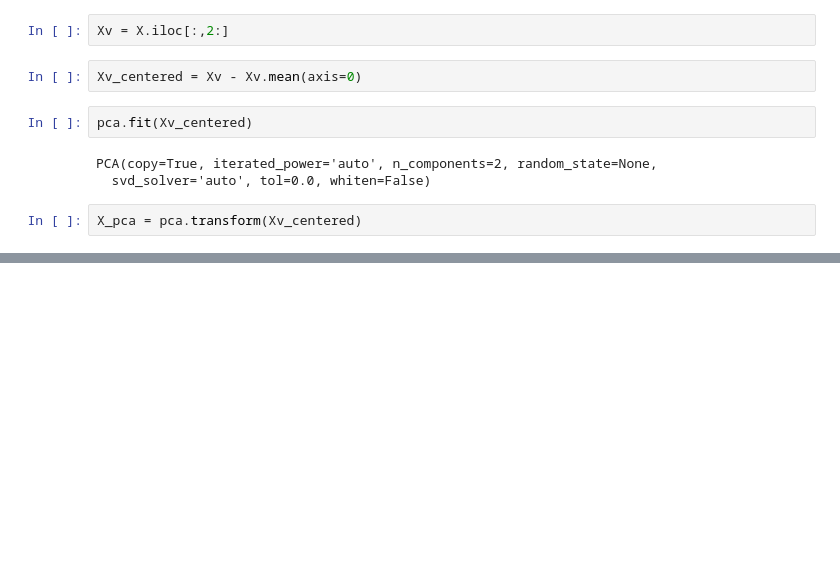
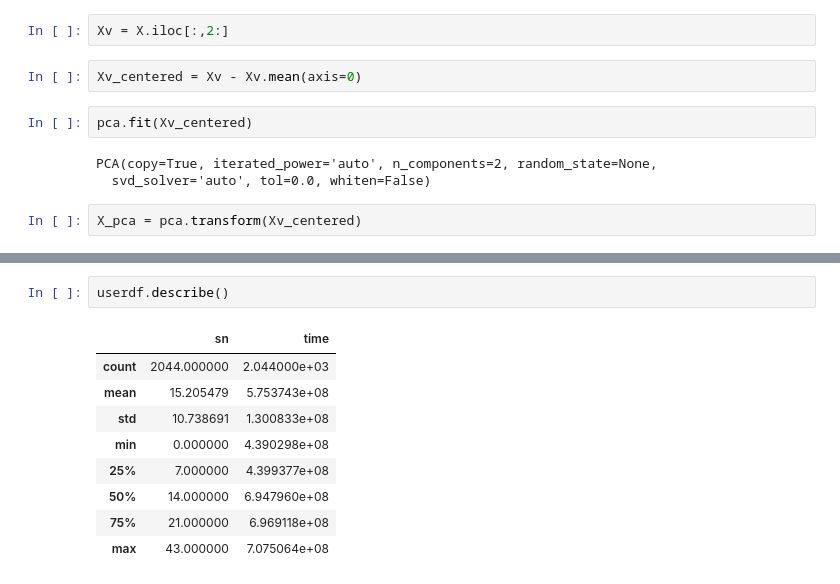
Before and after one commit to Eldar7/keystroke, a Jupyter notebook: keystroke analyse userdata.ipynb, the cells around one changed output, grey strips where cells are left out. Cells and saved outputs as stored; diff of their text form; blank space fills up the shorter version.

```diff
--- a/keystroke analyse userdata.ipynb
+++ b/keystroke analyse userdata.ipynb
@@ -392,0 +418,12 @@ plt.legend(loc=0);
+# %%
+userdf.describe()
+# %% [output]
+|  | sn | time |
+| count | 2044.000000 | 2.044000e+03 |
+| mean | 15.205479 | 5.753743e+08 |
+| std | 10.738691 | 1.300833e+08 |
+| min | 0.000000 | 4.390298e+08 |
+| 25% | 7.000000 | 4.399377e+08 |
+| 50% | 14.000000 | 6.947960e+08 |
+| 75% | 21.000000 | 6.969118e+08 |
+| max | 43.000000 | 7.075064e+08 |
```
Also changed, not shown: parts of 7 cells of this notebook, 2 other files.
